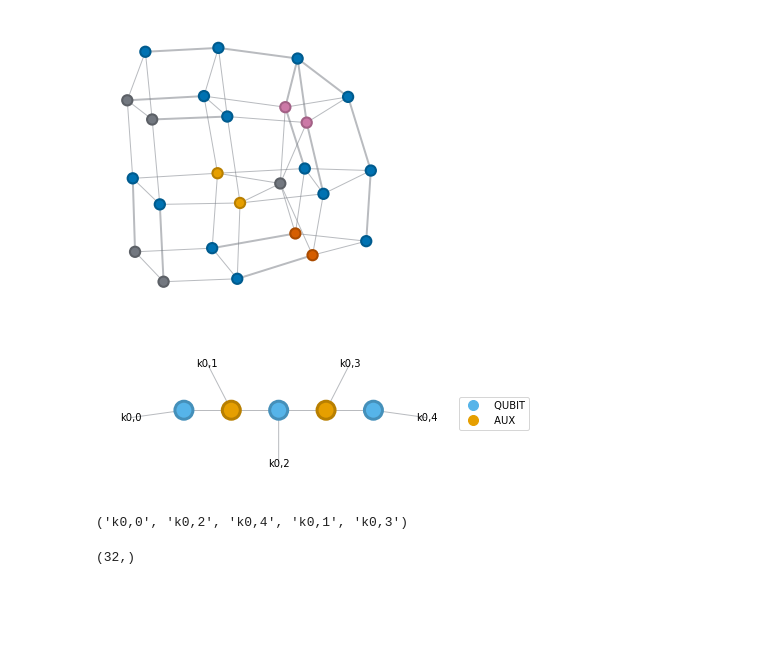
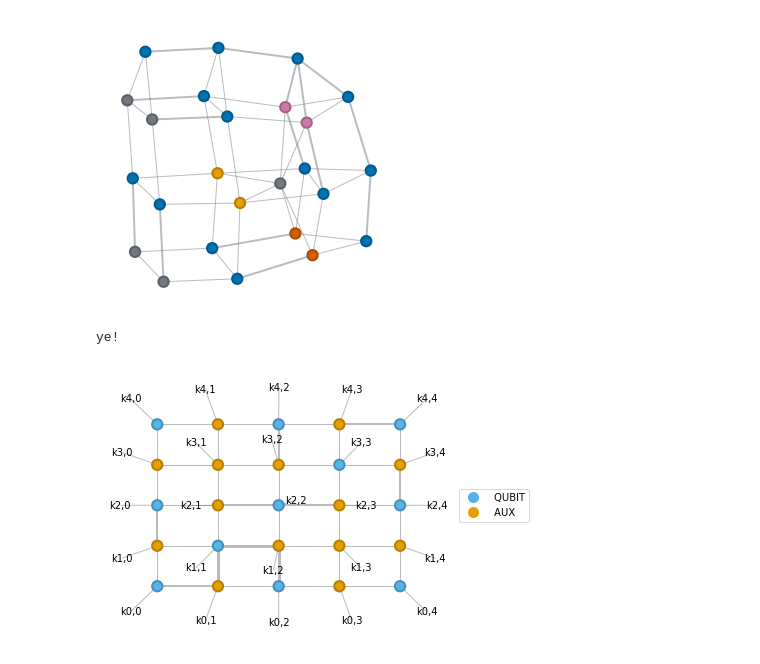
Before and after one commit to gabrielwoolls/fermion-encoding, a Jupyter notebook: Examples-Testing.ipynb, the cells around one changed output. Drawn from its saved outputs; the diff is of its cells as text; code cells hidden in the pictures; blank space fills up the shorter version.

Commit message:
Fixing 3body gate (proper dummy inds)

```diff
--- a/Examples-Testing.ipynb
+++ b/Examples-Testing.ipynb
@@ -692,8 +692,3 @@ bra_and_env = bra.select_any(sites) | envs[p]
 # %% [output]
 [figure]
 [figure]
-# %%
-epvec = beeky.QubitEncodeVector.rand(1,3).convert_to_ePEPS_vector(dummy_size=2)
-epvec.draw()
-# %% [output]
-[figure, removed]
@@ -706,8 +695,6 @@ nonqinds = set(epvec.site_inds) - set(qinds)
-# %%
-(*qinds, *nonqinds)
-# %% [output]
-('k0,0', 'k0,2', 'k0,4', 'k0,1', 'k0,3')
-# %%
-epvec.to_dense((*qinds, *nonqinds)).shape
-# %% [output]
-(32,)
+# %%
+coos = ((0,2),(0,0),(1,1))
+epvec.gate(ham_terms[coos], coos, contract='triangle_absorb').draw()
+# %% [output]
+ye!
+[figure, added]
```
Also changed, not shown: parts of 6 cells of this notebook, 2 other files.
